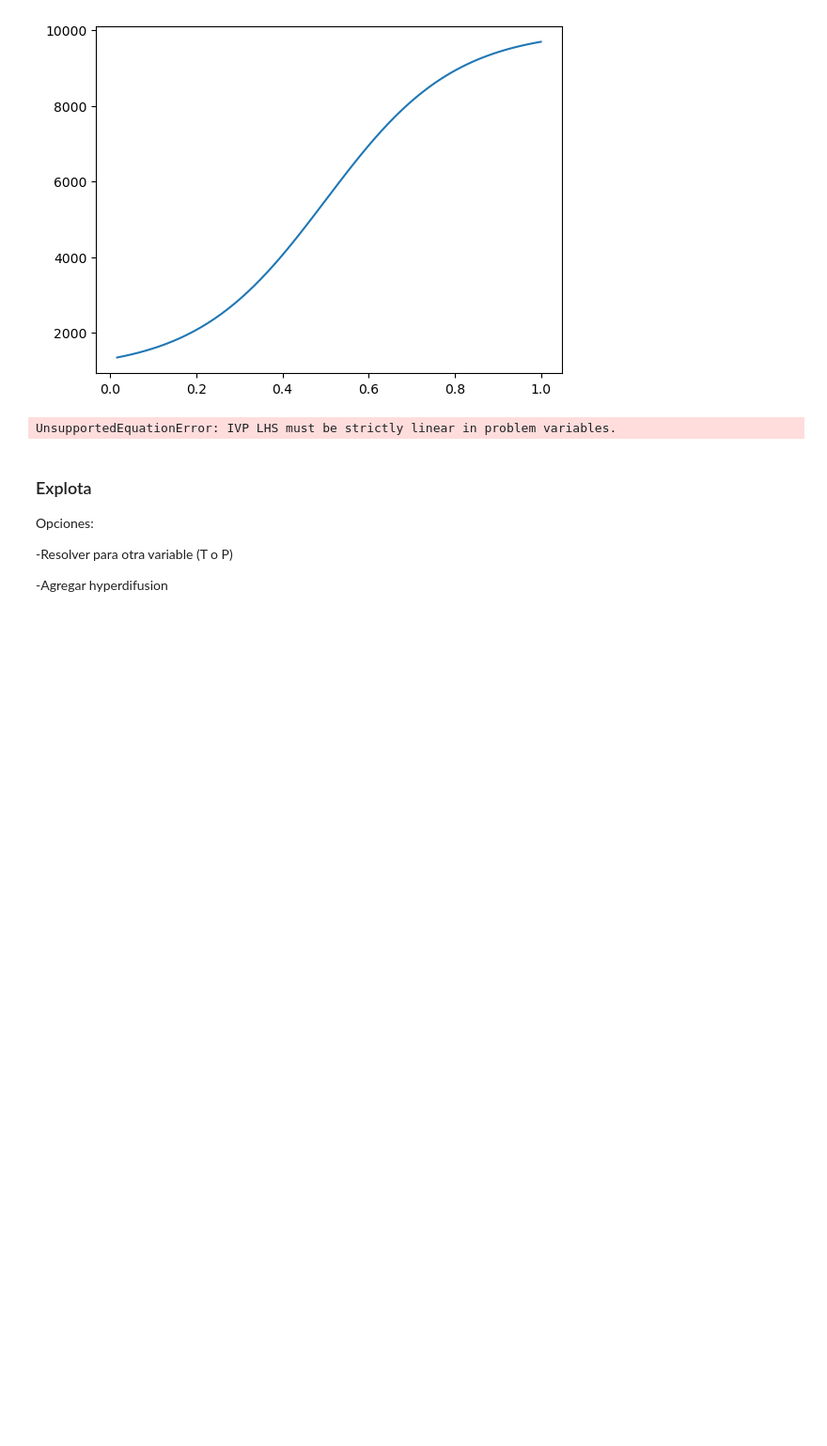
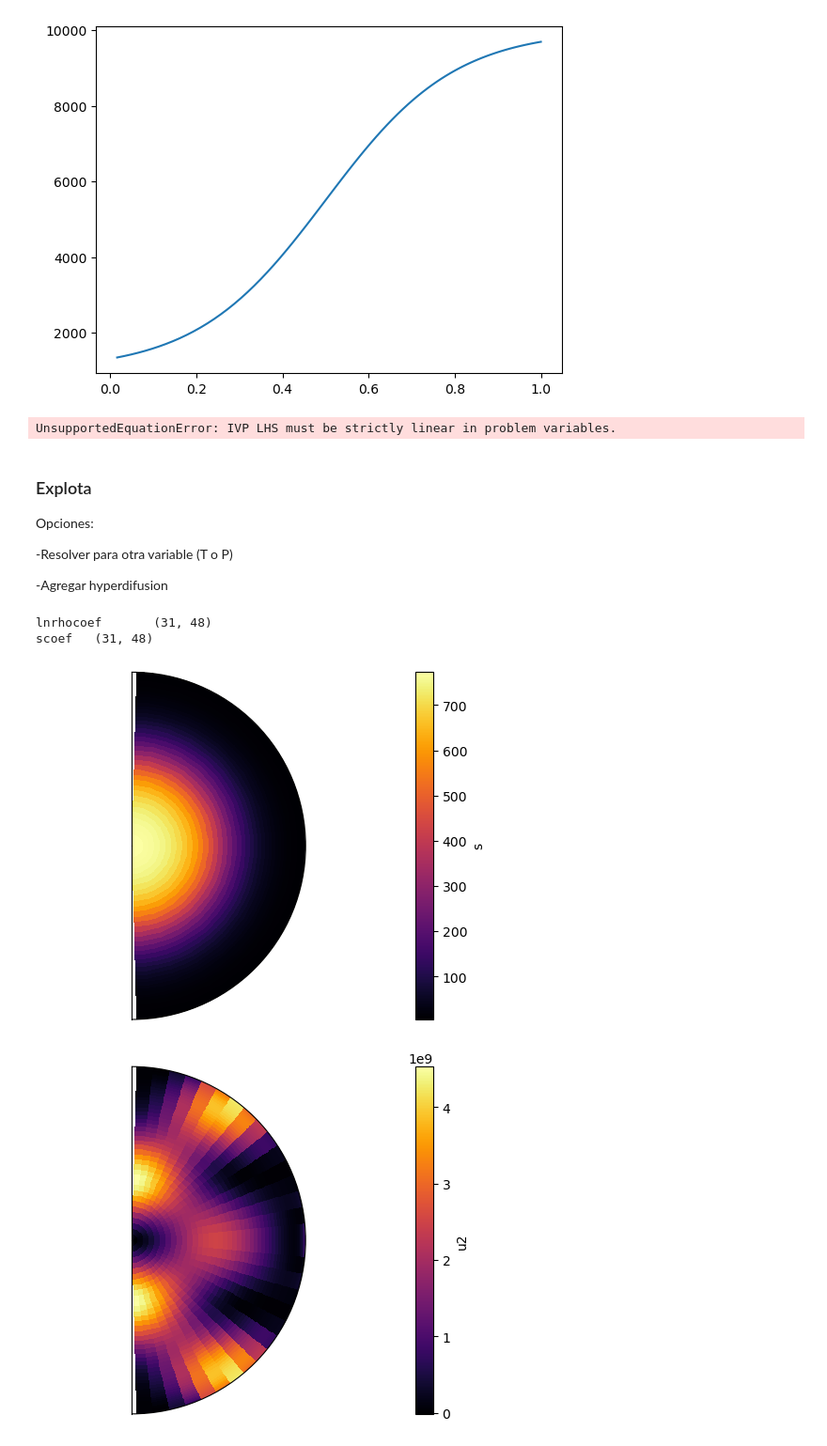
Before and after one commit to LautaroAlvear/Compressible-Hydrodynamics, a Jupyter notebook: Untitled.ipynb, the cells around one changed output. Shown at 94% size. Saved outputs shown, nothing was run; the diff lists cells and outputs as text; code cells hidden in the pictures; blank space fills up the shorter version.

```diff
--- a/Untitled.ipynb
+++ b/Untitled.ipynb
@@ -305,0 +250,59 @@ Animacion_Mapacalor("s","s","Entropy")
+# %%
+import numpy as np
+import matplotlib.pyplot as plt
+import dedalus.public as d3
+import h5py
+import matplotlib.animation as manimation
+import shutil
+from scipy.special import erf
+from matplotlib.colors import ListedColormap
+
+task_list = ['s','u2','lnrho','T','ugrads','ugradlnrho','p','S2','gradlnrho']
+
+
+
+it = 1
+for i in range(8):
+    taskname = task_list[i]
+    with h5py.File("snapshots/snapshots_s1.h5", mode='r') as file:
+        fig,(ax) = plt.subplots(1,1,subplot_kw={'projection':'polar'})
+        # Load datasets
+        lapu = file['tasks'][taskname]
+        t = lapu.dims[0]['sim_time']
+        phi = lapu.dims[1][0]
+        theta = lapu.dims[2][0]
+        r = lapu.dims[3][0]
+        Theta, R = np.meshgrid(theta, r)
+        ax.set_theta_zero_location('N')       # Cero en el norte (arriba)
+        ax.set_theta_direction(-1)
+        ax.set_thetamax(180)
+        ax.set_yticks([])
+        ax.set_xticks([])
+        colormesh = lapu[it][0]
+        cmap = "inferno"
+        pcm = ax.pcolormesh(Theta,R,np.transpose(colormesh), shading="nearest", cmap=cmap)
+        cb = fig.colorbar(pcm, ax=ax, orientation='vertical',label=taskname)
+        plt.savefig(f"{taskname}.pdf")
+
+for taskname in ['lnrhocoef','scoef']:
+    with h5py.File("snapshots/snapshots_s1.h5", mode='r') as file:
+        # Load datasets
+        lapu = file['tasks'][taskname]
+        t = lapu.dims[0]['sim_time']
+        phi = lapu.dims[1][0]
+        theta = lapu.dims[2][0]
+        r = lapu.dims[3][0]
+        fig,(ax,ax2) = plt.subplots(1,2,figsize=(10,5))
+
+        colormesh = lapu[1][0]
+        print(f"{taskname}\t{np.shape(colormesh)}")
+        cmap = "inferno"
+        pcm = ax.pcolormesh(colormesh)
+        fig.colorbar(pcm,ax=ax, orientation='vertical', label=taskname)
+        ax2.plot(r[0][0],colormesh[0])
+        plt.savefig(f"{taskname}.pdf")
+# %% [output]
+lnrhocoef       (31, 48)
+scoef   (31, 48)
+[figure, added]
+[figure, added]
```
Also changed, not shown: parts of 7 cells of this notebook, 3 other files.
